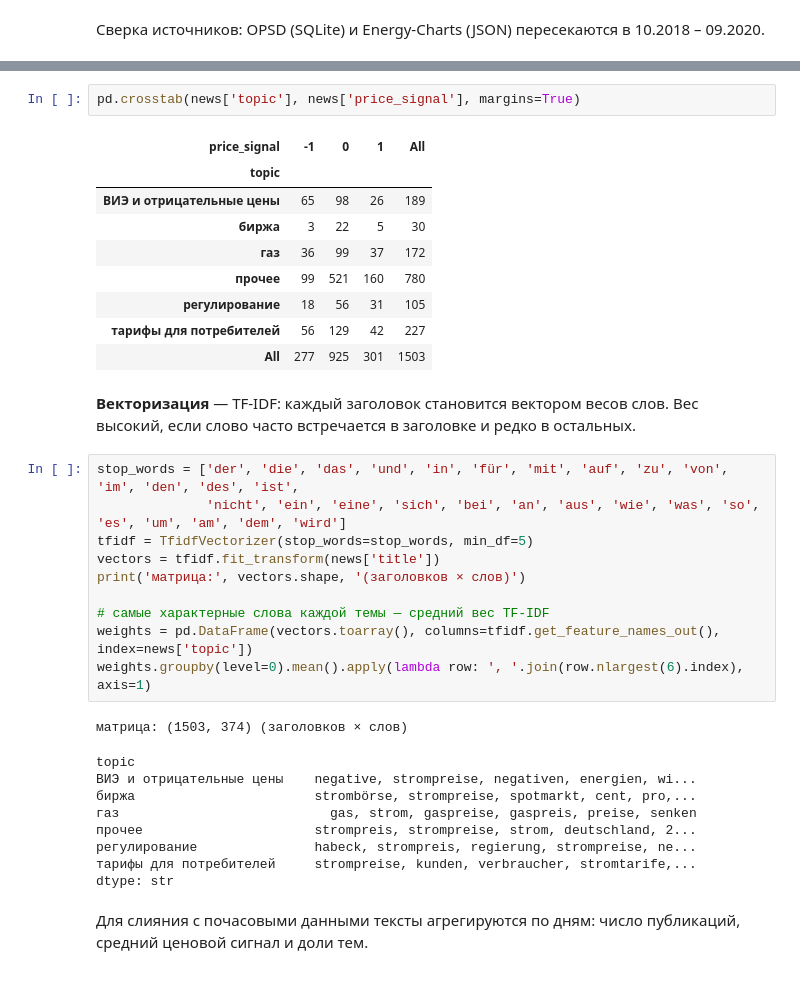
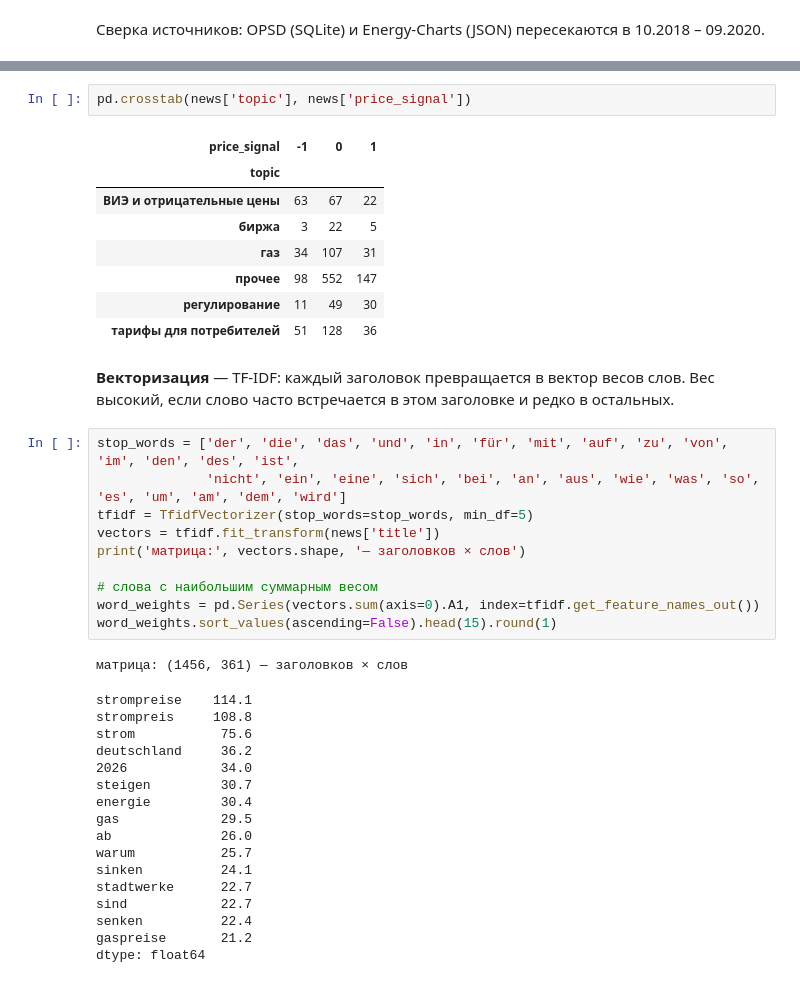
Before and after one commit to Isnob/tobd-coursework, a Jupyter notebook: 03_data_preparation.ipynb, the cells around one changed output, grey strips where cells are left out. Cells and saved outputs as stored; diff of their text form.

```diff
--- a/03_data_preparation.ipynb
+++ b/03_data_preparation.ipynb
@@ -223,36 +211,41 @@ news[['title', 'topic', 'price_signal']].sample(8, random_state=2)
 # %%
-pd.crosstab(news['topic'], news['price_signal'], margins=True)
+pd.crosstab(news['topic'], news['price_signal'])
 # %% [output]
-| price_signal | -1 | 0 | 1 | All |
-| topic |  |  |  |  |
-| ВИЭ и отрицательные цены | 65 | 98 | 26 | 189 |
-| биржа | 3 | 22 | 5 | 30 |
-| газ | 36 | 99 | 37 | 172 |
-| прочее | 99 | 521 | 160 | 780 |
-| регулирование | 18 | 56 | 31 | 105 |
-| тарифы для потребителей | 56 | 129 | 42 | 227 |
-| All | 277 | 925 | 301 | 1503 |
+| price_signal | -1 | 0 | 1 |
+| topic |  |  |  |
+| ВИЭ и отрицательные цены | 63 | 67 | 22 |
+| биржа | 3 | 22 | 5 |
+| газ | 34 | 107 | 31 |
+| прочее | 98 | 552 | 147 |
+| регулирование | 11 | 49 | 30 |
+| тарифы для потребителей | 51 | 128 | 36 |
 # %% [markdown]
-**Векторизация** — TF-IDF: каждый заголовок становится вектором весов слов. Вес высокий, если слово часто встречается в заголовке и редко в остальных.
+**Векторизация** — TF-IDF: каждый заголовок превращается в вектор весов слов. Вес высокий, если слово часто встречается в этом заголовке и редко в остальных.
 # %%
 stop_words = ['der', 'die', 'das', 'und', 'in', 'für', 'mit', 'auf', 'zu', 'von', 'im', 'den', 'des', 'ist',
               'nicht', 'ein', 'eine', 'sich', 'bei', 'an', 'aus', 'wie', 'was', 'so', 'es', 'um', 'am', 'dem', 'wird']
 tfidf = TfidfVectorizer(stop_words=stop_words, min_df=5)
 vectors = tfidf.fit_transform(news['title'])
-print('матрица:', vectors.shape, '(заголовков × слов)')
+print('матрица:', vectors.shape, '— заголовков × слов')
 
-# самые характерные слова каждой темы — средний вес TF-IDF
-weights = pd.DataFrame(vectors.toarray(), columns=tfidf.get_feature_names_out(), index=news['topic'])
-weights.groupby(level=0).mean().apply(lambda row: ', '.join(row.nlargest(6).index), axis=1)
+# слова с наибольшим суммарным весом
+word_weights = pd.Series(vectors.sum(axis=0).A1, index=tfidf.get_feature_names_out())
+word_weights.sort_values(ascending=False).head(15).round(1)
 # %% [output]
-матрица: (1503, 374) (заголовков × слов)
+матрица: (1456, 361) — заголовков × слов
-topic
-ВИЭ и отрицательные цены    negative, strompreise, negativen, energien, wi...
-биржа                       strombörse, strompreise, spotmarkt, cent, pro,...
-газ                           gas, strom, gaspreise, gaspreis, preise, senken
-прочее                      strompreis, strompreise, strom, deutschland, 2...
-регулирование               habeck, strompreis, regierung, strompreise, ne...
-тарифы для потребителей     strompreise, kunden, verbraucher, stromtarife,...
-dtype: str
+strompreise    114.1
+strompreis     108.8
+strom           75.6
+deutschland     36.2
+2026            34.0
+steigen         30.7
+energie         30.4
+gas             29.5
+ab              26.0
+warum           25.7
+sinken          24.1
+stadtwerke      22.7
+sind            22.7
+senken          22.4
+gaspreise       21.2
+dtype: float64
-# %% [markdown]
-Для слияния с почасовыми данными тексты агрегируются по дням: число публикаций, средний ценовой сигнал и доли тем.
```
Also changed, not shown: parts of 28 cells of this notebook, 1 other file.
